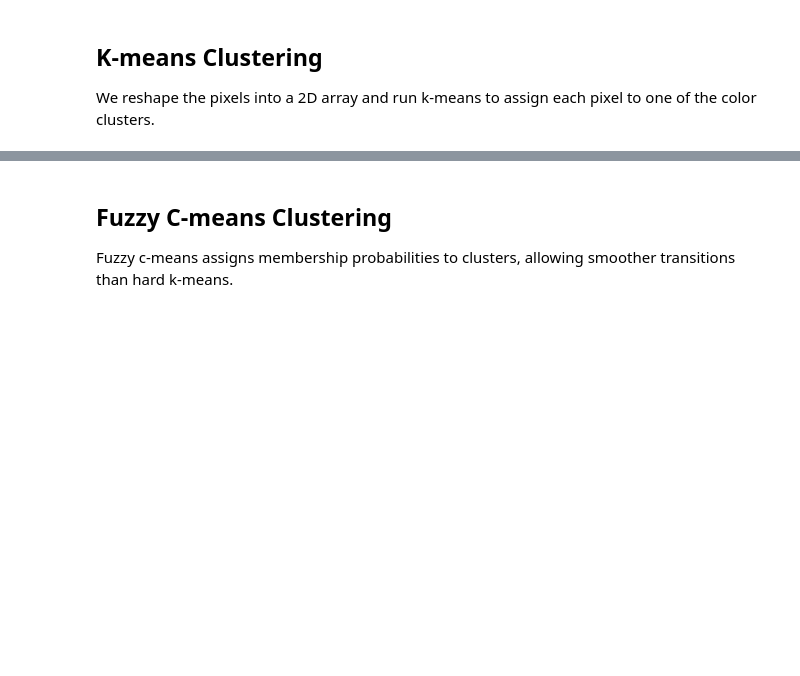
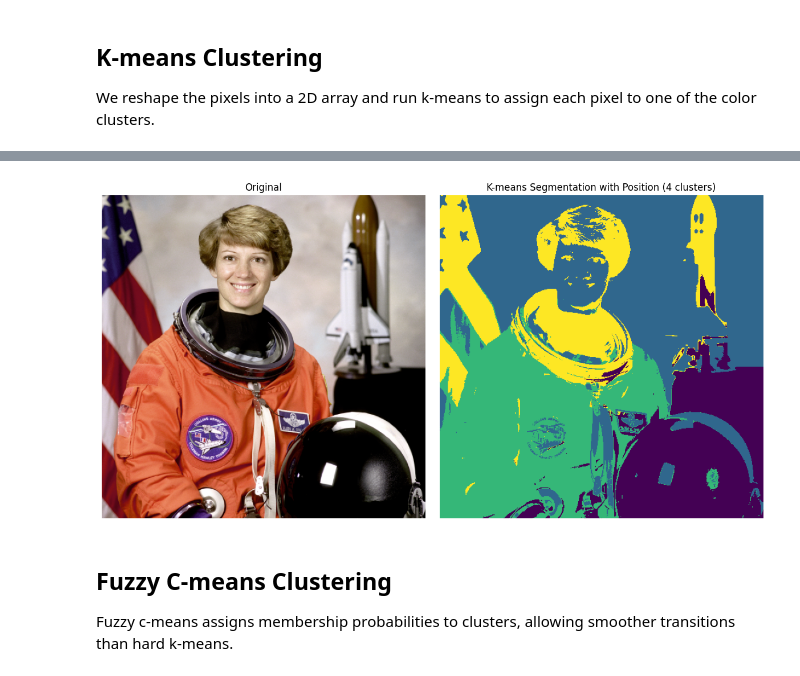
Before and after one commit to AliRje82/ComputerVisionFall404, a Jupyter notebook: CV_S7_segmentation.ipynb, the cells around one changed output, grey strips where cells are left out. Saved outputs shown, nothing was run; the diff lists cells and outputs as text; code cells hidden in the pictures; blank space fills up the shorter version.

```diff
--- a/CV_S7_segmentation.ipynb
+++ b/CV_S7_segmentation.ipynb
@@ -70,3 +78,50 @@ plt.show()
+# %%
+import numpy as np
+import matplotlib.pyplot as plt
+from sklearn.cluster import KMeans
+from sklearn.preprocessing import StandardScaler
+
+h, w, c = image.shape
+
+# Create coordinate grid
+x_coords, y_coords = np.meshgrid(np.arange(w), np.arange(h))
+x_coords = x_coords.reshape(-1, 1)
+y_coords = y_coords.reshape(-1, 1)
+
+# Flatten RGB values
+pixels = image.reshape(-1, 3)
+
+# Combine RGB + spatial features
+features = np.hstack([pixels, x_coords, y_coords])
+
+# Scale features so color and position contribute fairly
+scaler = StandardScaler()
+features_scaled = scaler.fit_transform(features)
+
+n_cls = 4
+kmeans = KMeans(n_clusters=n_cls, random_state=42, n_init=10)
+labels = kmeans.fit_predict(features_scaled)
+
+# Reconstruct segmented image using RGB cluster centers
+clustered = kmeans.cluster_centers_[labels][:, :3]
+clustered = clustered.reshape(image.shape)
+label_image = labels.reshape(h, w)
+
+
+# Plot results
+fig, axes = plt.subplots(1, 2, figsize=(12, 6))
+axes[0].imshow(image)
+axes[0].set_title("Original")
+axes[0].axis("off")
+
+axes[1].imshow(label_image)
+axes[1].set_title(f"K-means Segmentation with Position ({n_cls} clusters)")
+axes[1].axis("off")
+
+plt.tight_layout()
+plt.show()
+# %% [output]
+[figure, added]
 # %% [markdown]
 ## Fuzzy C-means Clustering
 
```
Also changed, not shown: parts of 7 cells of this notebook, 1 other file.
